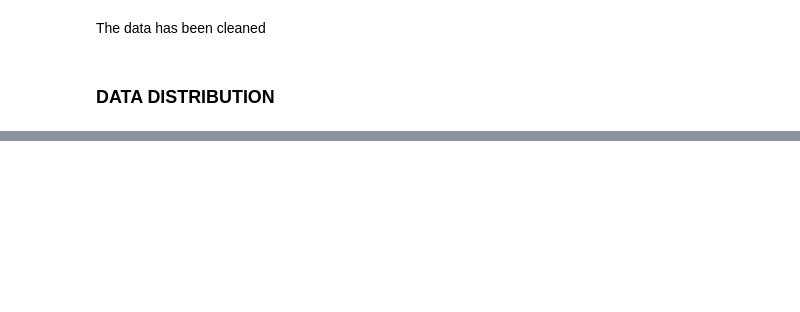
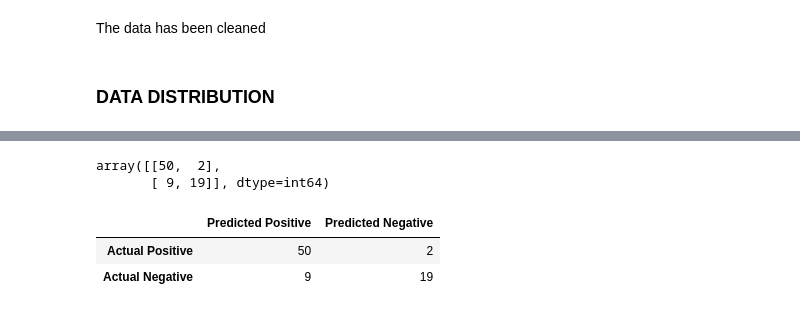
Before and after one commit to Sunday-Oladokun/HAMOYE--TAG-ALONG-CODES, a Jupyter notebook: PRACTISE CODES/Logistic Regression- Social Network Ads.ipynb, the cells around one changed output, grey strips where cells are left out. Saved outputs shown, nothing was run; the diff lists cells and outputs as text; code cells hidden in the pictures; blank space fills up the shorter version.

```diff
--- a/PRACTISE CODES/Logistic Regression- Social Network Ads.ipynb
+++ b/PRACTISE CODES/Logistic Regression- Social Network Ads.ipynb
@@ -83,0 +165,2 @@ fig_purchase.show()
+# %%
+X_train, X_test, y_train, y_test = train_test_split(scaled_X, y, test_size=0.2, random_state=42)
@@ -83,0 +169,3 @@ fig_purchase.show()
+# %%
+model = LogisticRegression(C=0.1, max_iter=500)
+model.fit(X_train, y_train)
@@ -83,0 +176,2 @@ fig_purchase.show()
+# %%
+y_prediction = model.predict(X_test)
@@ -83,0 +213,13 @@ fig_purchase.show()
+# %%
+cm = confusion_matrix(y_test, y_prediction)
+cm
+# %% [output]
+array([[50,  2],
+       [ 9, 19]], dtype=int64)
+# %%
+cm_df = pd.DataFrame(cm, columns=['Predicted Positive', 'Predicted Negative'], index=['Actual Positive', 'Actual Negative'])
+cm_df
+# %% [output]
+|  | Predicted Positive | Predicted Negative |
+| Actual Positive | 50 | 2 |
+| Actual Negative | 9 | 19 |
```
Also changed, not shown: parts of 31 cells of this notebook.
